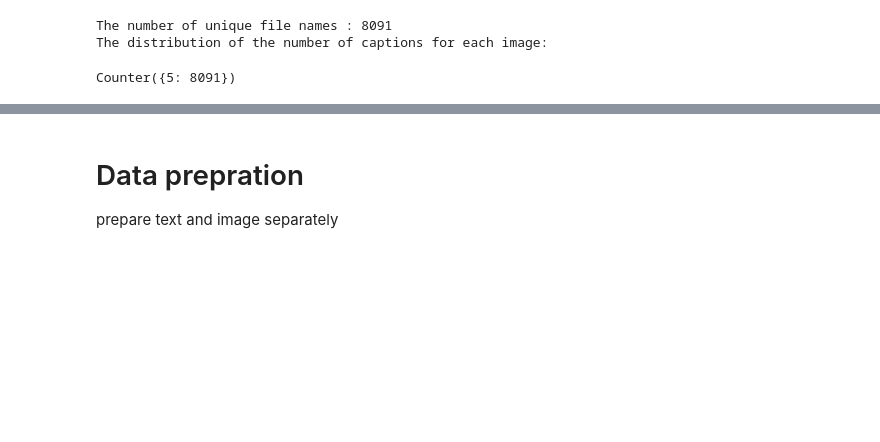
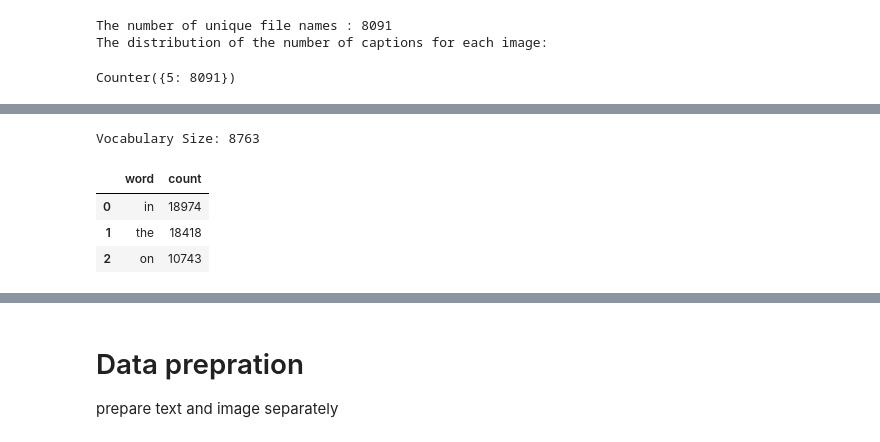
Before and after one commit to Delaunay-I/image_cap_generator, a Jupyter notebook: caption_generator.ipynb, the cells around one changed output, grey strips where cells are left out. Cells and saved outputs as stored; diff of their text form; code cells hidden in the pictures; blank space fills up the shorter version.

```diff
--- a/caption_generator.ipynb
+++ b/caption_generator.ipynb
@@ -84,0 +121,19 @@ Counter({5: 8091})
+# %%
+def df_word(df_txt):
+    vocabulary = []
+    for txt in df_txt.caption.values:
+        vocabulary.extend(txt.split())
+    print('Vocabulary Size: %d' % len(set(vocabulary)))
+    ct = Counter(vocabulary)
+    dfword = pd.DataFrame({"word":ct.keys(),"count":ct.values()})
+    dfword = dfword.sort_values(by="count",ascending=False)
+    dfword = dfword.reset_index()[["word","count"]]
+    return(dfword)
+dfword = df_word(df_txt)
+dfword.head(3)
+# %% [output]
+Vocabulary Size: 8763
+|  | word | count |
+| 0 | in | 18974 |
+| 1 | the | 18418 |
+| 2 | on | 10743 |
```
Also changed, not shown: parts of 10 cells of this notebook.
